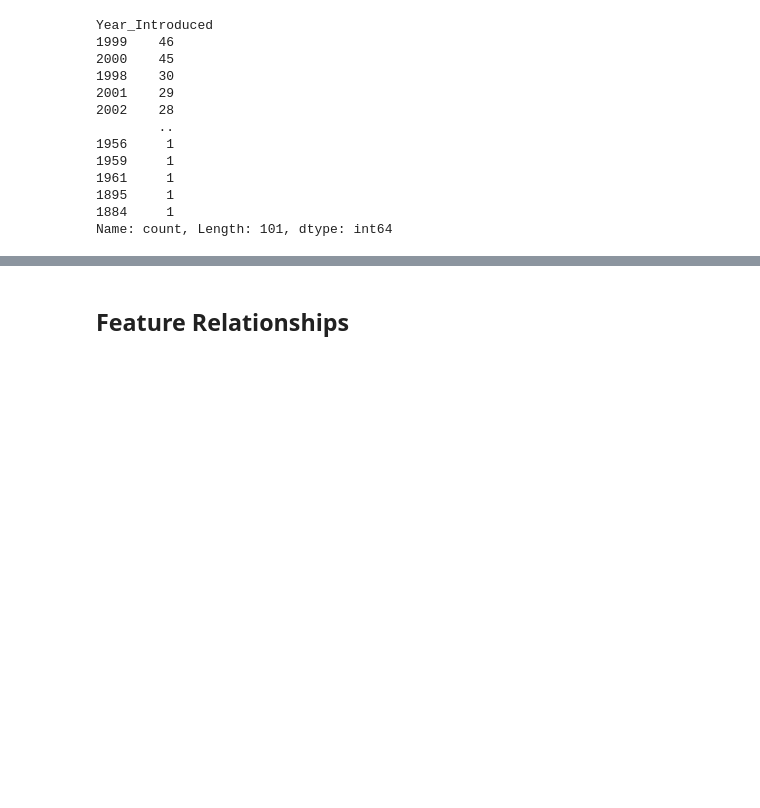
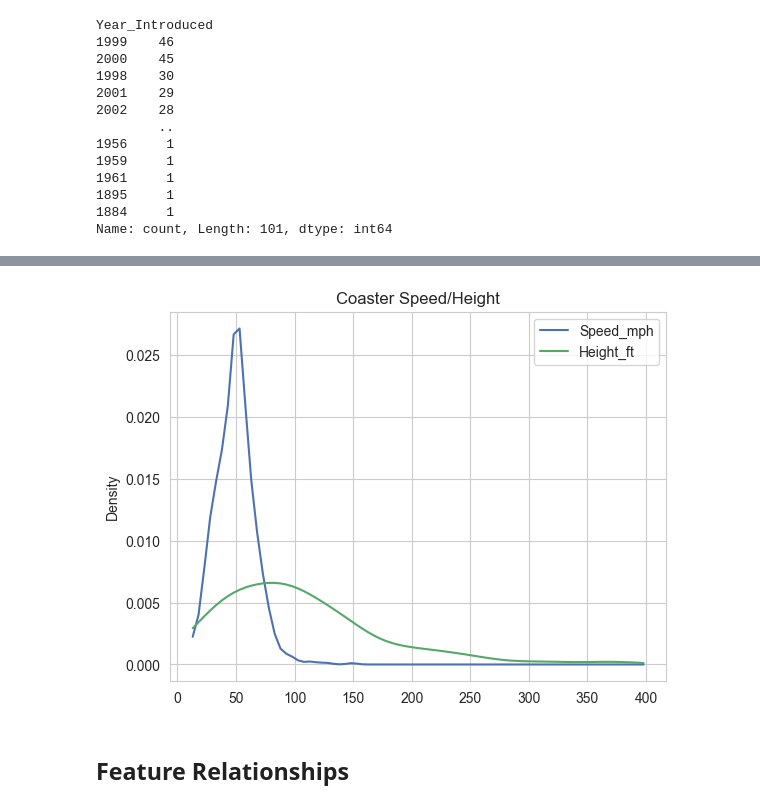
Before and after one commit to jsmid/edu.smid, a Jupyter notebook: rcoster/nb.ipynb, the cells around one changed output, grey strips where cells are left out. Saved outputs shown, nothing was run; the diff lists cells and outputs as text; code cells hidden in the pictures; blank space fills up the shorter version.

```diff
--- a/rcoster/nb.ipynb
+++ b/rcoster/nb.ipynb
@@ -422,3 +444,9 @@ ax = df[['Speed_mph', 'Height_ft']].plot(kind='kde', title='Coaster Speed (mph)'
+# %%
+# eventually set the points at which the probability density funcion will be evaluated
+start_x = int(df[['Speed_mph', 'Height_ft']].min().max())
+ax = df[['Speed_mph', 'Height_ft']].plot(kind='kde', ind=range(start_x, 400, 5), title='Coaster Speed/Height')
+# %% [output]
+[figure, added]
 # %% [markdown]
 ## Feature Relationships
 # %%
```
Also changed, not shown: parts of 9 cells of this notebook.
